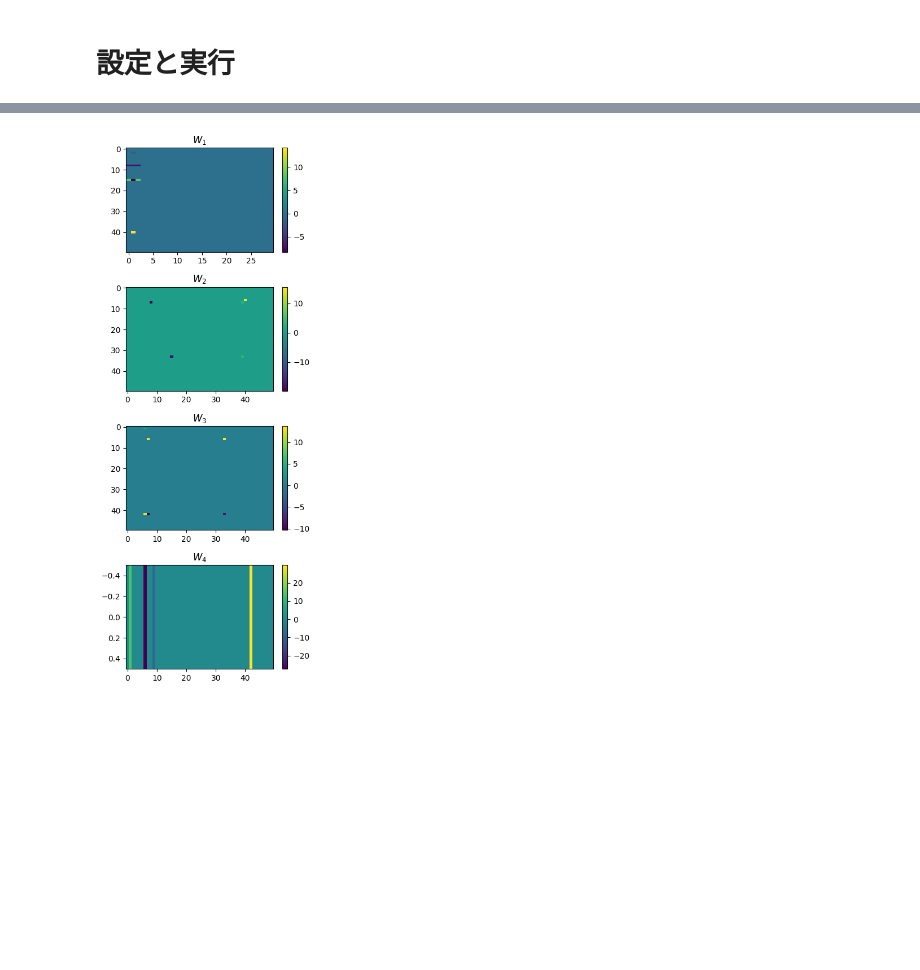
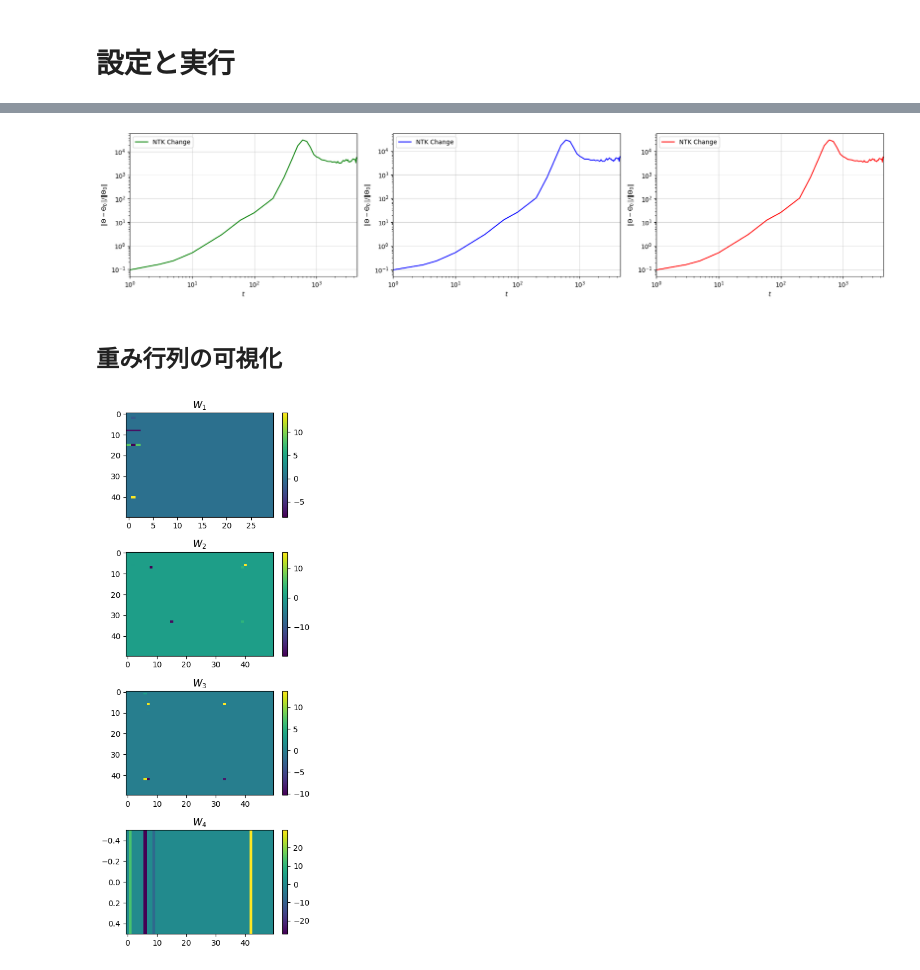
Before and after one commit to kodai-utsunomiya/memorization-and-generalization, a Jupyter notebook: numerical_experiments/1_reimplementation.ipynb, the cells around one changed output, grey strips where cells are left out. Saved outputs shown, nothing was run; the diff lists cells and outputs as text; code cells hidden in the pictures; blank space fills up the shorter version.

```diff
--- a/numerical_experiments/1_reimplementation.ipynb
+++ b/numerical_experiments/1_reimplementation.ipynb
@@ -721,3 +832,74 @@ plot_metrics(metrics)
+# %%
+def plot_ntk_change(metrics):
+    steps = []
+    ktete_changes = []
+    ktrtr_changes = []
+    ktrte_changes = []
+
+    for entry in metrics:
+        if entry.get('ntk_change') is not None:
+            ntk_change = entry['ntk_change']
+            if isinstance(ntk_change, dict):
+                # 各 ntk_change の値を取得
+                ktete_changes.append(ntk_change.get('ktete', None))
+                ktrtr_changes.append(ntk_change.get('ktrtr', None))
+                ktrte_changes.append(ntk_change.get('ktetr', None))
+            else:
+                # ntk_change が辞書でない場合
+                ktete_changes.append(None)
+                ktrtr_changes.append(None)
+                ktrte_changes.append(None)
+            steps.append(entry['step'])
+
+    if not steps:
+        print("No NTK change data found.")
+        return
+
+    fig, axs = plt.subplots(1, 3, figsize=(18, 4))
+
+    # ktete
+    axs[0].plot(steps, ktete_changes, label='NTK Change', color='green')
+    axs[0].set_xscale('log')
+    axs[0].set_yscale('log')
+    axs[0].set_xlim(1, max(steps) + 1)
+    axs[0].set_xlabel('$t$')
+    axs[0].set_ylabel('$\|\Theta - \Theta_0\| / \|\Theta_0\|$')
+    # axs[0].set_title('Relative evolution of the $\Theta(w, x_{\mathrm{test}}, x_{\mathrm{test}})$')
+    axs[0].grid(True, linestyle='-', linewidth=0.4)
+    axs[0].legend()
+
+    # ktrtr
+    axs[1].plot(steps, ktrtr_changes, label='NTK Change', color='blue')
+    axs[1].set_xscale('log')
+    axs[1].set_yscale('log')
+    axs[1].set_xlim(1, max(steps) + 1)
+    axs[1].set_xlabel('$t$')
+    axs[1].set_ylabel('$\|\Theta - \Theta_0\| / \|\Theta_0\|$')
+    # axs[1].set_title('Relative evolution of the $\Theta(w, x_{\mathrm{train}}, x_{\mathrm{train}})$')
+    axs[1].grid(True, linestyle='-', linewidth=0.4)
+    axs[1].legend()
+
+    # ktetr
+    axs[2].plot(steps, ktrte_changes, label='NTK Change', color='red')
+    axs[2].set_xscale('log')
+    axs[2].set_yscale('log')
+    axs[2].set_xlim(1, max(steps) + 1)
+    axs[2].set_xlabel('$t$')
+    axs[2].set_ylabel('$\|\Theta - \Theta_0\| / \|\Theta_0\|$')
+    # axs[2].set_title('Relative evolution of the $\Theta(w, x_{\mathrm{test}}, x_{\mathrm{train}})$')
+    axs[2].grid(True, linestyle='-', linewidth=0.4)
+    axs[2].legend()
+
+    plt.tight_layout()
+    plt.show()
+
+checkpoint_dir = 'test01'
+metrics = load_metrics(checkpoint_dir)
+plot_ntk_change(metrics)
+# %% [output]
+[figure, added]
+# %% [markdown]
+## 重み行列の可視化
 # %%
 import torch
 import matplotlib.pyplot as plt
```
Also changed, not shown: parts of 8 cells of this notebook.
